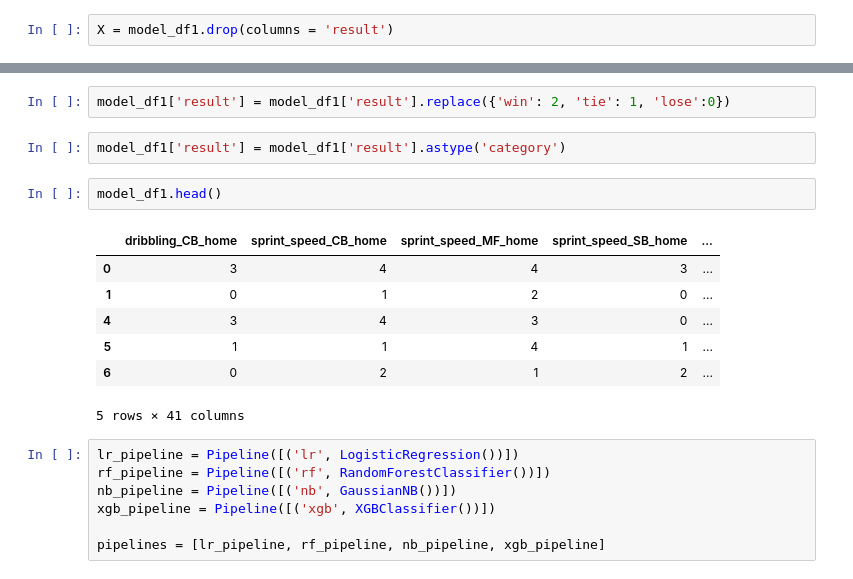
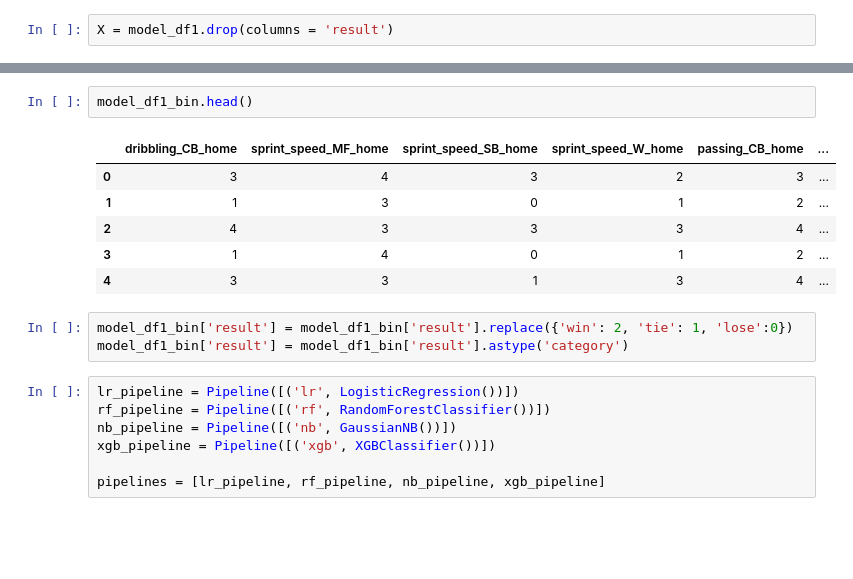
Before and after one commit to lorihe/Springboard-Capstone2---European-Soccer-Data, a Jupyter notebook: Notebook/05_Modeling.ipynb, the cells around one changed output, grey strips where cells are left out. Saved outputs shown, nothing was run; the diff lists cells and outputs as text; blank space fills up the shorter version.

```diff
--- a/Notebook/05_Modeling.ipynb
+++ b/Notebook/05_Modeling.ipynb
@@ -218,17 +207,15 @@ for col in X.columns:
+# %%
+model_df1_bin.head()
+# %% [output]
+|  | dribbling_CB_home | sprint_speed_MF_home | sprint_speed_SB_home | sprint_speed_W_home | passing_CB_home | ... |
+| 0 | 3 | 4 | 3 | 2 | 3 | ... |
+| 1 | 1 | 3 | 0 | 1 | 2 | ... |
+| 2 | 4 | 3 | 3 | 3 | 4 | ... |
+| 3 | 1 | 4 | 0 | 1 | 2 | ... |
+| 4 | 3 | 3 | 1 | 3 | 4 | ... |
 # %%
-model_df1['result'] = model_df1['result'].replace({'win': 2, 'tie': 1, 'lose':0})
+model_df1_bin['result'] = model_df1_bin['result'].replace({'win': 2, 'tie': 1, 'lose':0})
+model_df1_bin['result'] = model_df1_bin['result'].astype('category')
-# %%
-model_df1['result'] = model_df1['result'].astype('category')
-# %%
-model_df1.head()
-# %% [output]
-|  | dribbling_CB_home | sprint_speed_CB_home | sprint_speed_MF_home | sprint_speed_SB_home | ... |
-| 0 | 3 | 4 | 4 | 3 | ... |
-| 1 | 0 | 1 | 2 | 0 | ... |
-| 4 | 3 | 4 | 3 | 0 | ... |
-| 5 | 1 | 1 | 4 | 1 | ... |
-| 6 | 0 | 2 | 1 | 2 | ... |
-5 rows × 41 columns
 # %%
 lr_pipeline = Pipeline([('lr', LogisticRegression())])
 rf_pipeline = Pipeline([('rf', RandomForestClassifier())])
```
Also changed, not shown: parts of 15 cells of this notebook, 2 other files.
